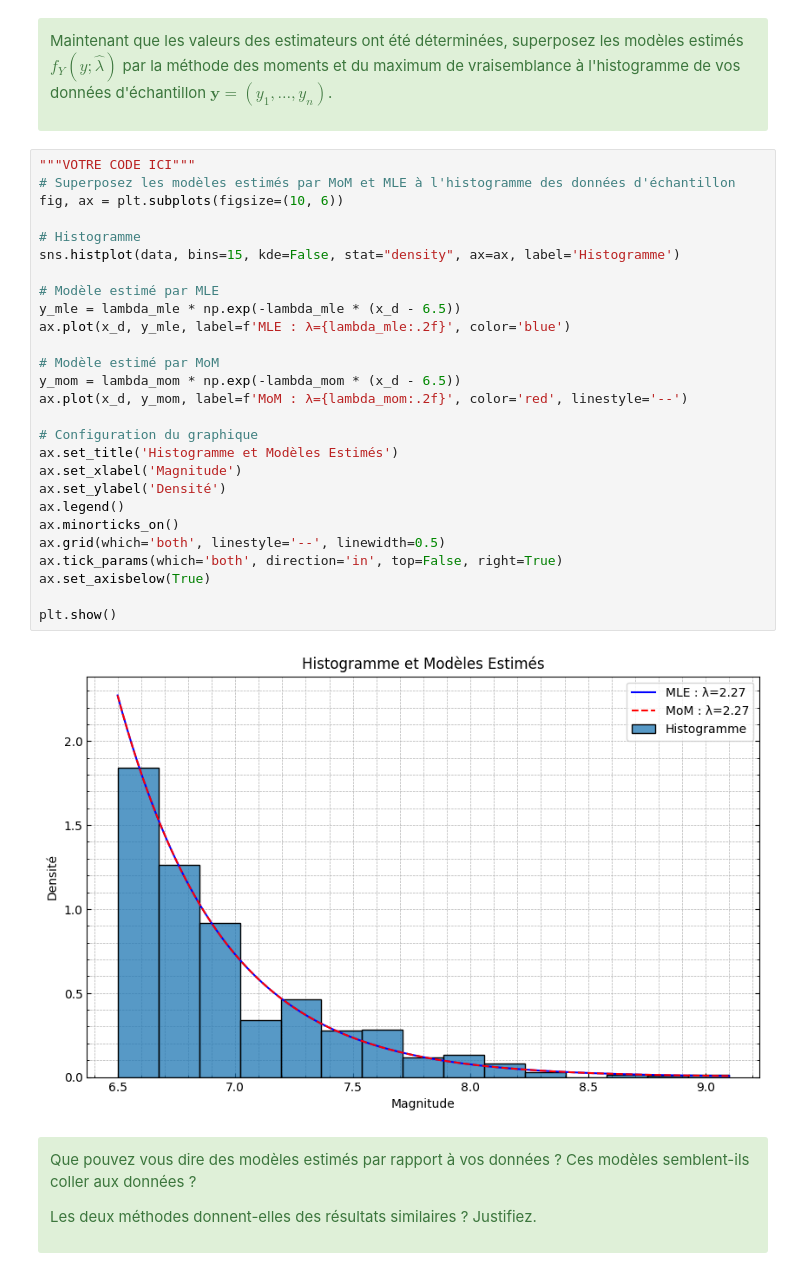
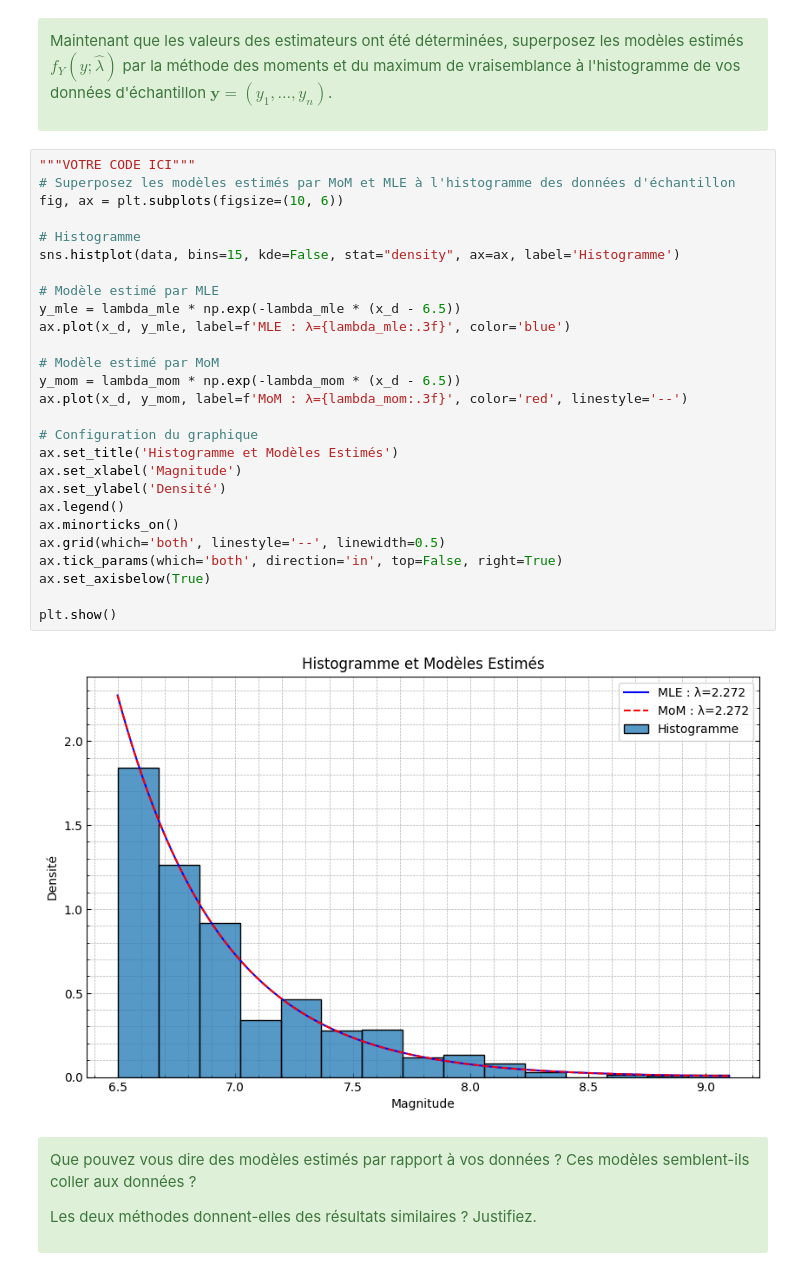
Before and after one commit to LeJzer03/Stat.-Devoir---Github, a Jupyter notebook: bonne version.ipynb, the cells around one changed output. Drawn from its saved outputs; the diff is of its cells as text.

```diff
--- a/bonne version.ipynb
+++ b/bonne version.ipynb
@@ -556,32 +556,32 @@ Maintenant que les valeurs des estimateurs ont été déterminées, superposez l
 # %%
 """VOTRE CODE ICI"""
 # Superposez les modèles estimés par MoM et MLE à l'histogramme des données d'échantillon
 fig, ax = plt.subplots(figsize=(10, 6))
 
 # Histogramme
 sns.histplot(data, bins=15, kde=False, stat="density", ax=ax, label='Histogramme')
 
 # Modèle estimé par MLE
 y_mle = lambda_mle * np.exp(-lambda_mle * (x_d - 6.5))
-ax.plot(x_d, y_mle, label=f'MLE : λ={lambda_mle:.2f}', color='blue')
+ax.plot(x_d, y_mle, label=f'MLE : λ={lambda_mle:.3f}', color='blue')
 
 # Modèle estimé par MoM
 y_mom = lambda_mom * np.exp(-lambda_mom * (x_d - 6.5))
-ax.plot(x_d, y_mom, label=f'MoM : λ={lambda_mom:.2f}', color='red', linestyle='--')
+ax.plot(x_d, y_mom, label=f'MoM : λ={lambda_mom:.3f}', color='red', linestyle='--')
 
 # Configuration du graphique
 ax.set_title('Histogramme et Modèles Estimés')
 ax.set_xlabel('Magnitude')
 ax.set_ylabel('Densité')
 ax.legend()
 ax.minorticks_on()
 ax.grid(which='both', linestyle='--', linewidth=0.5)
 ax.tick_params(which='both', direction='in', top=False, right=True)
 ax.set_axisbelow(True)
 
 plt.show()
 # %% [output]
-[figure, old version]
+[figure, new version]
 # %% [markdown]
 <div class="alert-success">
 
```
Also changed, not shown: parts of 11 cells of this notebook.
